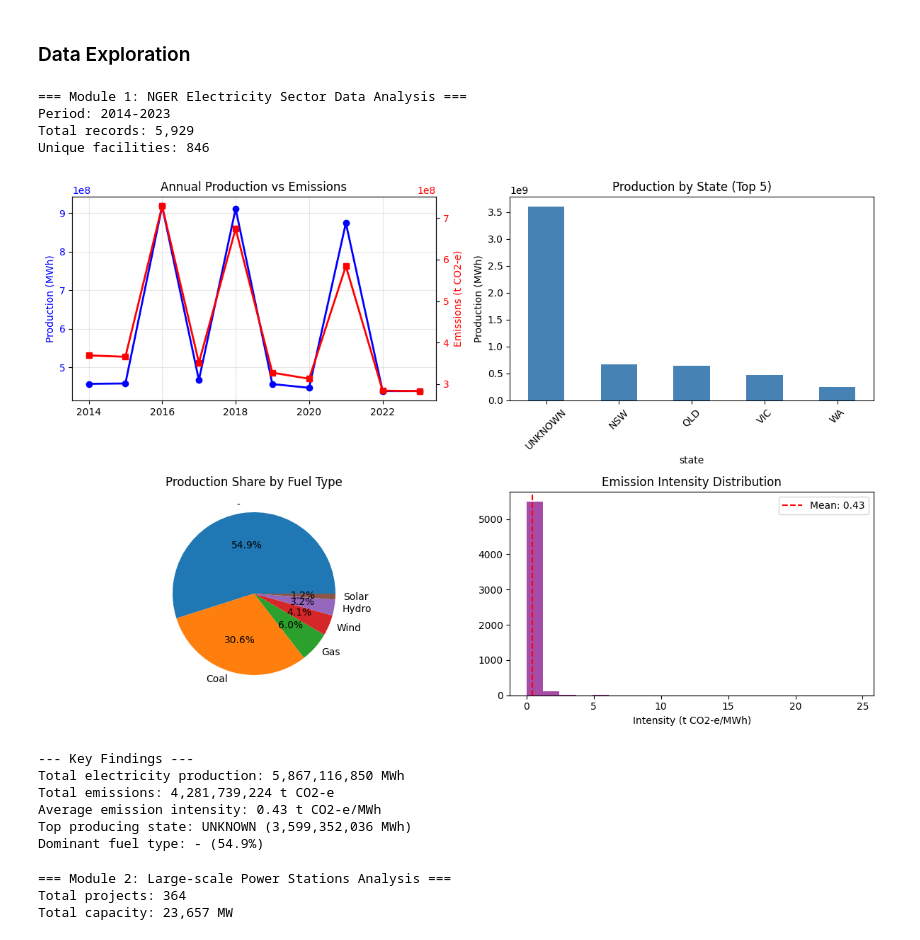
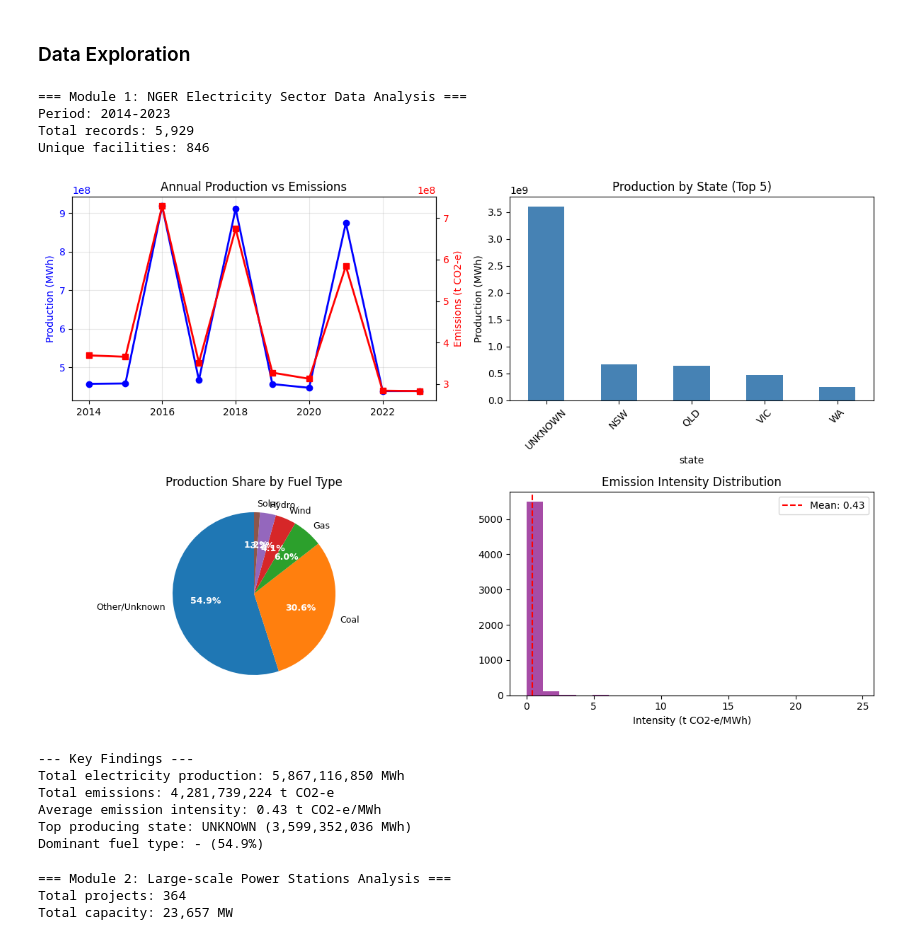
Before and after one commit to kerumixd/5339-Data-Engineering-Group-Porject, a Jupyter notebook: Assignment1.ipynb, the cells around one changed output. Drawn from its saved outputs; the diff is of its cells as text; code cells hidden in the pictures.

```diff
--- a/Assignment1.ipynb
+++ b/Assignment1.ipynb
@@ -1406,7 +1406,7 @@ All tasks complete. Database connection closed.
 # %% [markdown]
 ### Data Exploration
 # %%
-# Module 1: NGER Electricity Sector Data Analysis
+# Module 1: NGER Electricity Sector Data Analysis (Simplified)
 import pandas as pd
 import matplotlib.pyplot as plt
 
@@ -1434,7 +1434,6 @@ def analyze_nger_data():
     ax1.plot(annual_production.index, annual_production.values, 'b-o', linewidth=2, label='Production')
     ax1.set_ylabel('Production (MWh)', color='b')
     ax1.tick_params(axis='y', labelcolor='b')
-
     ax2 = ax1.twinx()
     ax2.plot(annual_emissions.index, annual_emissions.values, 'r-s', linewidth=2, label='Emissions')
     ax2.set_ylabel('Emissions (t CO2-e)', color='r')
@@ -1449,42 +1448,62 @@ def analyze_nger_data():
     axes[0, 1].tick_params(axis='x', rotation=45)
 
     # 3. Production by fuel type
-    fuel_production.plot(kind='pie', ax=axes[1, 0], autopct='%1.1f%%')
+    fuel_production_clean = fuel_production.copy()
+    fuel_production_clean.index = fuel_production_clean.index.fillna('Unknown')
+    short_labels = []
+    for label in fuel_production_clean.index:
+        if pd.isna(label) or label == '' or label == '-':
+            short_labels.append('Other/Unknown')
+        elif len(str(label)) > 15:
+            short_labels.append(str(label)[:12] + '...')
+        else:
+            short_labels.append(str(label))
+
+    wedges, texts, autotexts = axes[1, 0].pie(fuel_production_clean.values,
+                                             labels=short_labels,
+                                             autopct='%1.1f%%',
+                                             startangle=90)
     axes[1, 0].set_title('Production Share by Fuel Type')
     axes[1, 0].set_ylabel('')
+    for text in texts:
+        text.set_fontsize(9)
+    for autotext in autotexts:
+        autotext.set_fontsize(9)
+        autotext.set_color('white')
+        autotext.set_weight('bold')
 
     # 4. Emission intensity distribution
     valid_intensity = nger_data['emission_intensity'].dropna()
     axes[1, 1].hist(valid_intensity, bins=20, color='purple', alpha=0.7)
     axes[1, 1].axvline(valid_intensity.mean(), color='red', linestyle='--',
                       label=f'Mean: {valid_intensity.mean():.2f}')
     axes[1, 1].set_title('Emission Intensity Distribution')
     axes[1, 1].set_xlabel('Intensity (t CO2-e/MWh)')
     axes[1, 1].legend()
 
     plt.tight_layout()
     plt.show()
 
     # Key findings
     print("\n--- Key Findings ---")
     total_production = annual_production.sum()
     total_emissions = annual_emissions.sum()
     avg_intensity = valid_intensity.mean()
 
     print(f"Total electricity production: {total_production:,.0f} MWh")
     print(f"Total emissions: {total_emissions:,.0f} t CO2-e")
     print(f"Average emission intensity: {avg_intensity:.2f} t CO2-e/MWh")
     print(f"Top producing state: {state_production.index[0]} ({state_production.iloc[0]:,.0f} MWh)")
     print(f"Dominant fuel type: {fuel_production.index[0]} ({fuel_production.iloc[0]/fuel_production.sum()*100:.1f}%)")
 
 # Run analysis
 analyze_nger_data()
 # %% [output]
 === Module 1: NGER Electricity Sector Data Analysis ===
 Period: 2014-2023
 Total records: 5,929
 Unique facilities: 846
-[figure, old version]
+[figure, new version]
 --- Key Findings ---
 Total electricity production: 5,867,116,850 MWh
 Total emissions: 4,281,739,224 t CO2-e
```
Also changed, not shown: parts of 1 cell of this notebook.
